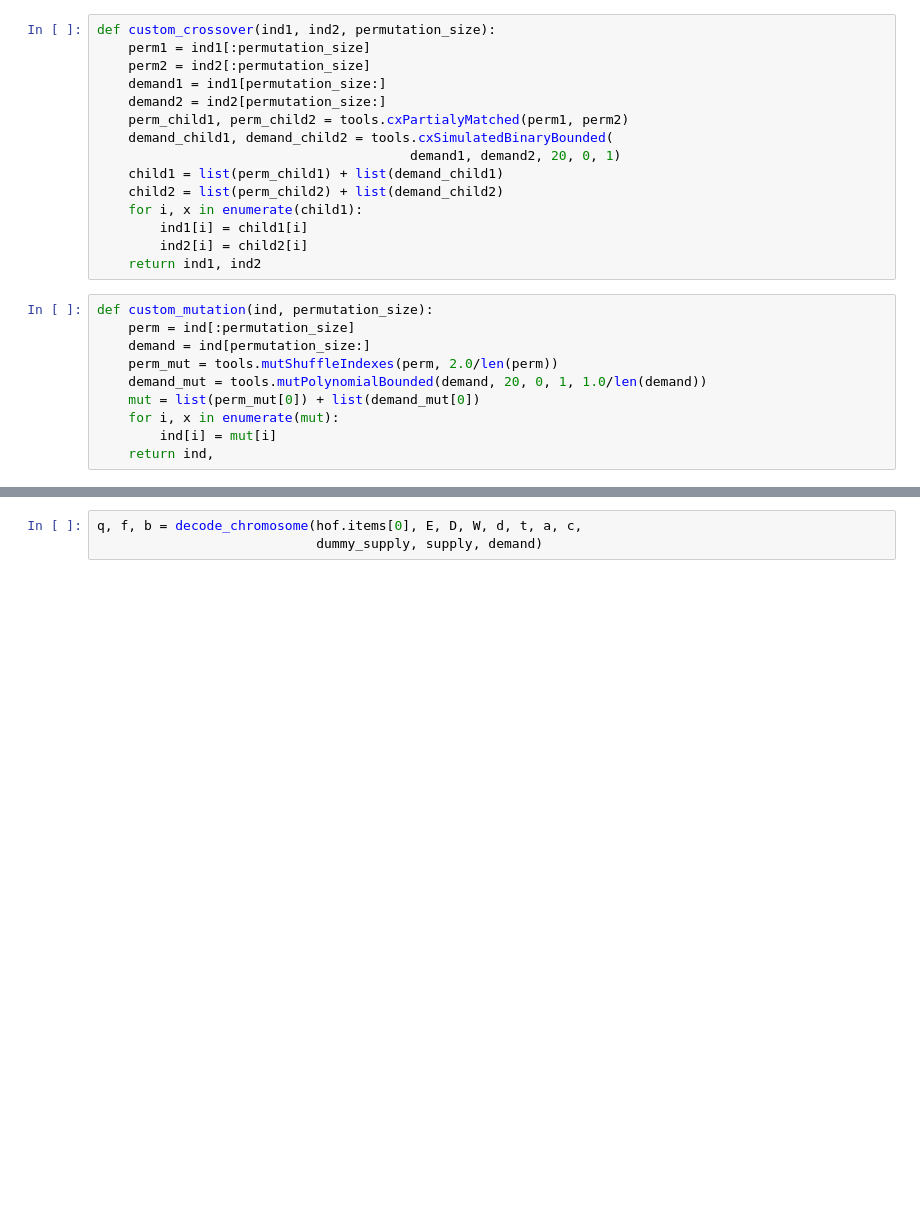
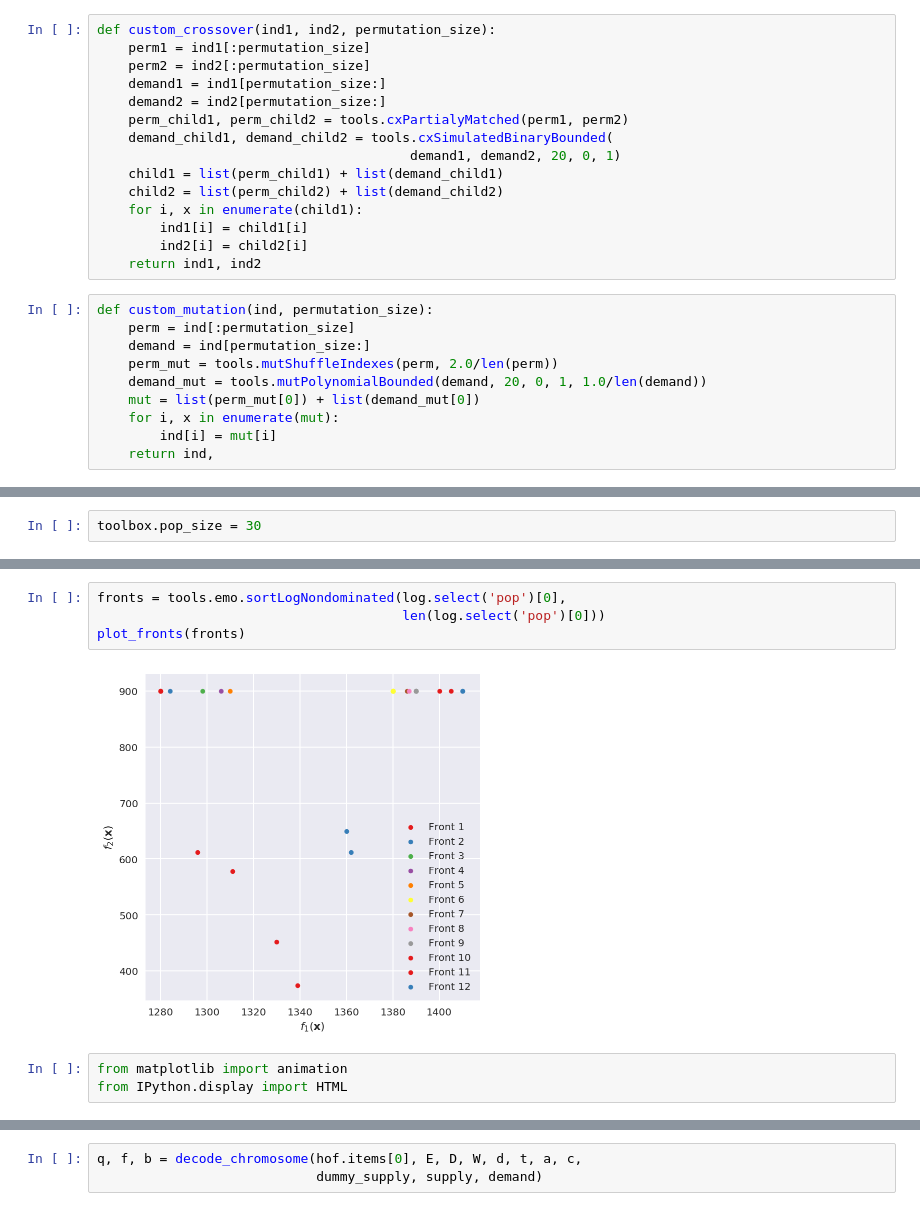
Before and after one commit to Robert-Aduviri/optimizacion-heladas-friaje, a Jupyter notebook: Step 14 - Multiobjective GA.ipynb, the cells around one changed output, grey strips where cells are left out. Cells and saved outputs as stored; diff of their text form; blank space fills up the shorter version.

```diff
--- a/Step 14 - Multiobjective GA.ipynb
+++ b/Step 14 - Multiobjective GA.ipynb
@@ -252,0 +257,2 @@ toolbox.register('select', tools.selTournament, tournsize=5)
+# %%
+toolbox.pop_size = 30
@@ -260,0 +294,9 @@ stats.register('Max', np.max)
+# %%
+fronts = tools.emo.sortLogNondominated(log.select('pop')[0],
+                                       len(log.select('pop')[0]))
+plot_fronts(fronts)
+# %% [output]
+[figure, added]
+# %%
+from matplotlib import animation
+from IPython.display import HTML
```
Also changed, not shown: parts of 30 cells of this notebook, 1 other file.
